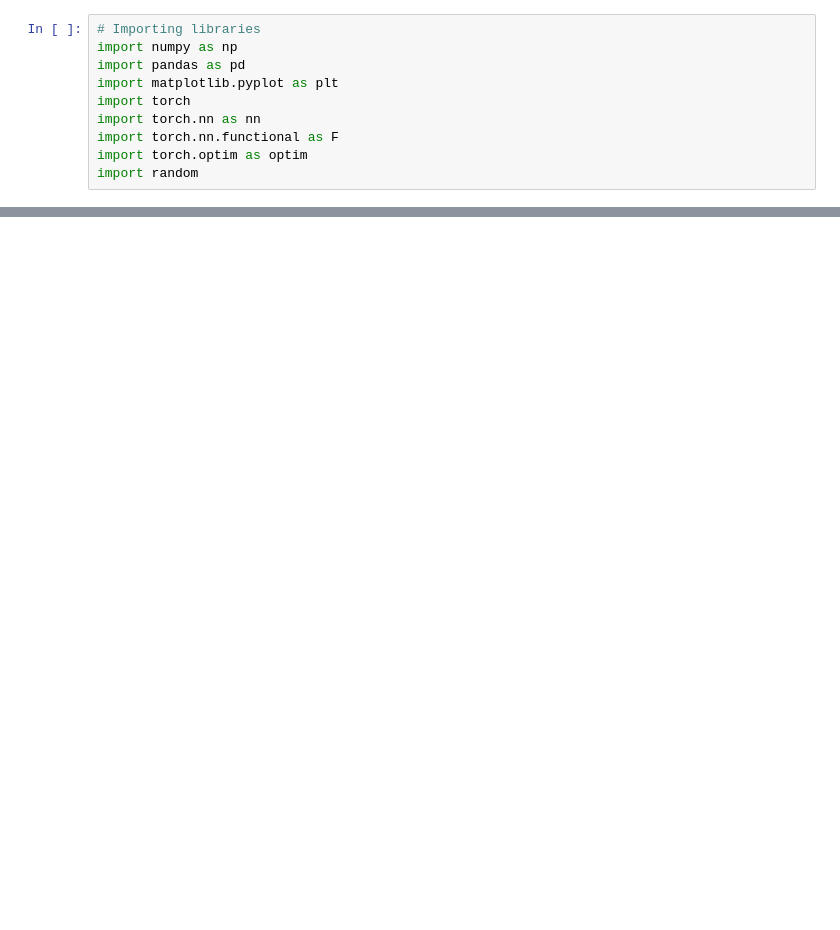
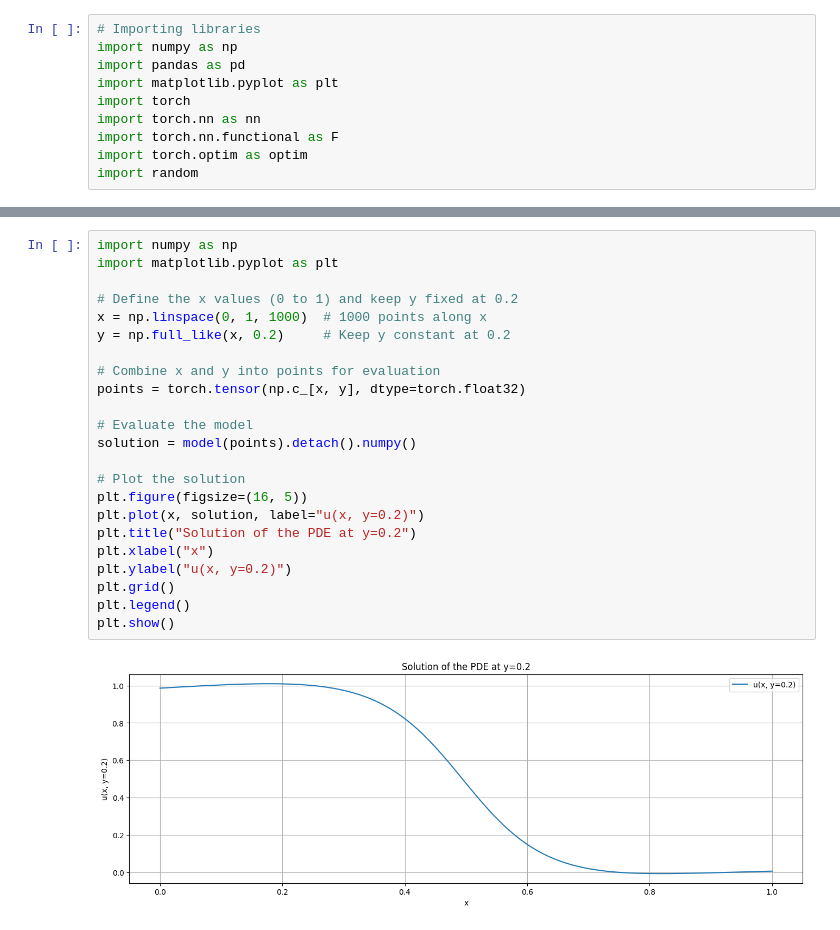
Before and after one commit to jolu2111/Prosjektoppgave, a Jupyter notebook: showgpt.ipynb, the cells around one changed output, grey strips where cells are left out. Cells and saved outputs as stored; diff of their text form; blank space fills up the shorter version.

```diff
--- a/showgpt.ipynb
+++ b/showgpt.ipynb
@@ -126,0 +107,25 @@ for epoch in range(epochs):
+# %%
+import numpy as np
+import matplotlib.pyplot as plt
+
+# Define the x values (0 to 1) and keep y fixed at 0.2
+x = np.linspace(0, 1, 1000)  # 1000 points along x
+y = np.full_like(x, 0.2)     # Keep y constant at 0.2
+
+# Combine x and y into points for evaluation
+points = torch.tensor(np.c_[x, y], dtype=torch.float32)
+
+# Evaluate the model
+solution = model(points).detach().numpy()
+
+# Plot the solution
+plt.figure(figsize=(16, 5))
+plt.plot(x, solution, label="u(x, y=0.2)")
+plt.title("Solution of the PDE at y=0.2")
+plt.xlabel("x")
+plt.ylabel("u(x, y=0.2)")
+plt.grid()
+plt.legend()
+plt.show()
+# %% [output]
+[figure, added]
```
Also changed, not shown: parts of 2 cells of this notebook, 5 other files.
